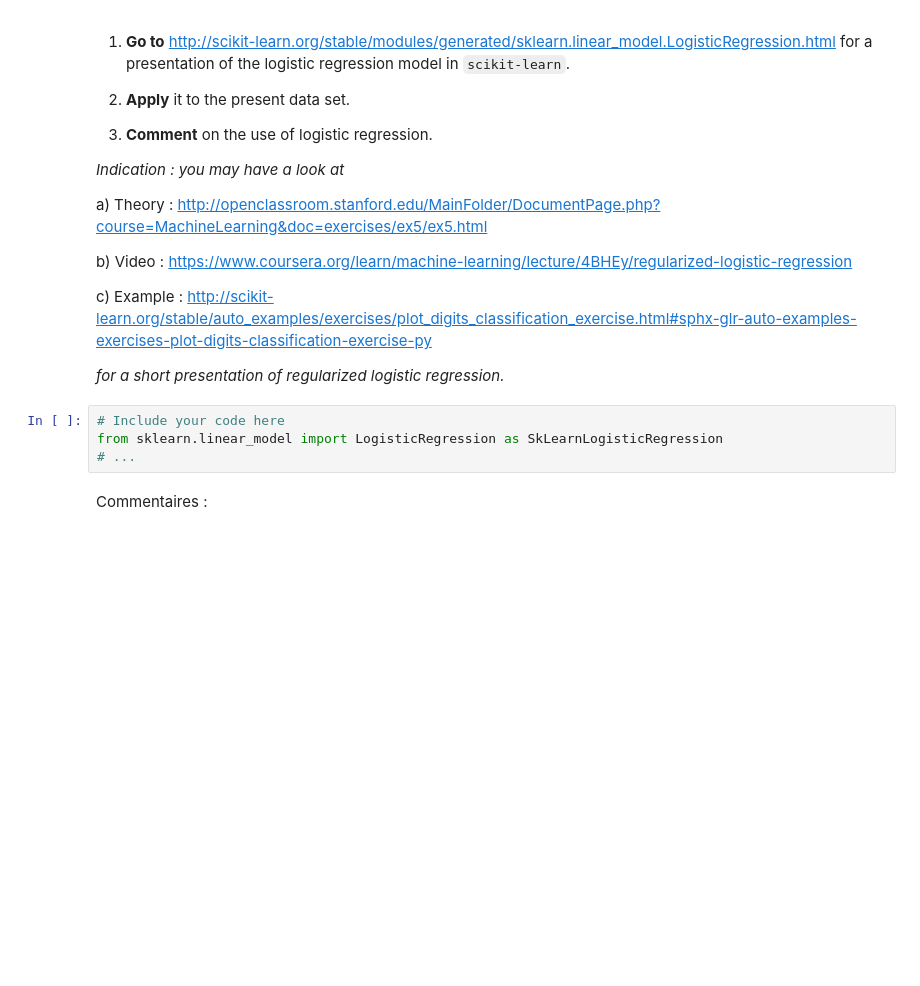
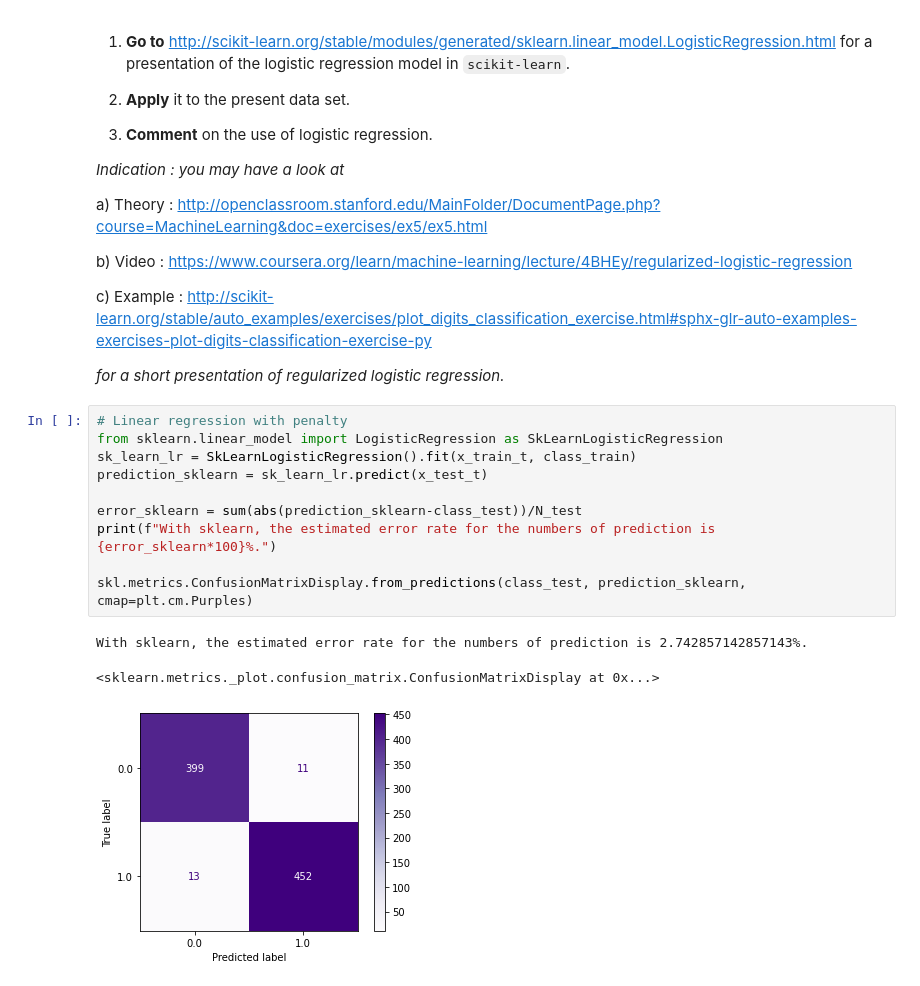
Before and after one commit to SnowHawkeye/sdia-labs, a Jupyter notebook: decision/tp3-logistic-regression/TP3_Salem_Salem.ipynb, the cells around one changed output. Drawn from its saved outputs; the diff is of its cells as text; blank space fills up the shorter version.

Commit message:
DECISION - sklearn implementation and comments of TP3

```diff
--- a/decision/tp3-logistic-regression/TP3_Salem_Salem.ipynb
+++ b/decision/tp3-logistic-regression/TP3_Salem_Salem.ipynb
@@ -480,9 +525,17 @@ b) Video :  https://www.coursera.org/learn/machine-learning/lecture/4BHEy/regula
 c) Example : http://scikit-learn.org/stable/auto_examples/exercises/plot_digits_classification_exercise.html#sphx-glr-auto-examples-exercises-plot-digits-classification-exercise-py
 
 *for a short presentation of regularized logistic regression.*
-# %%
-# Include your code here
-from sklearn.linear_model import LogisticRegression as SkLearnLogisticRegression
-# ...
-# %% [markdown]
-Commentaires :
+# %%
+# Linear regression with penalty
+from sklearn.linear_model import LogisticRegression as SkLearnLogisticRegression
+sk_learn_lr = SkLearnLogisticRegression().fit(x_train_t, class_train)
+prediction_sklearn = sk_learn_lr.predict(x_test_t)
+
+error_sklearn = sum(abs(prediction_sklearn-class_test))/N_test
+print(f"With sklearn, the estimated error rate for the numbers of prediction is {error_sklearn*100}%.")
+
+skl.metrics.ConfusionMatrixDisplay.from_predictions(class_test, prediction_sklearn, cmap=plt.cm.Purples)
+# %% [output]
+With sklearn, the estimated error rate for the numbers of prediction is 2.742857142857143%.
+<sklearn.metrics._plot.confusion_matrix.ConfusionMatrixDisplay at 0x...>
+[figure, added]
```
Also changed, not shown: parts of 23 cells of this notebook.
